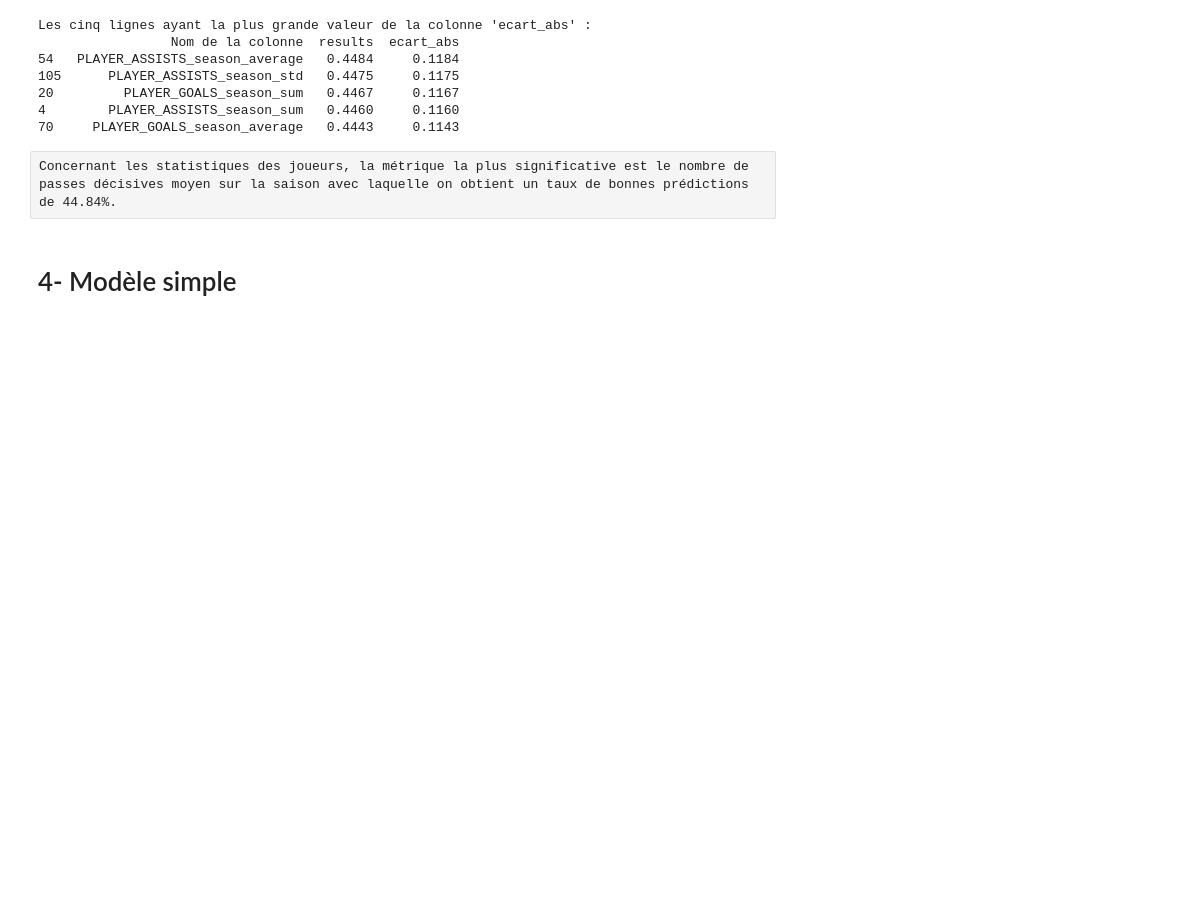
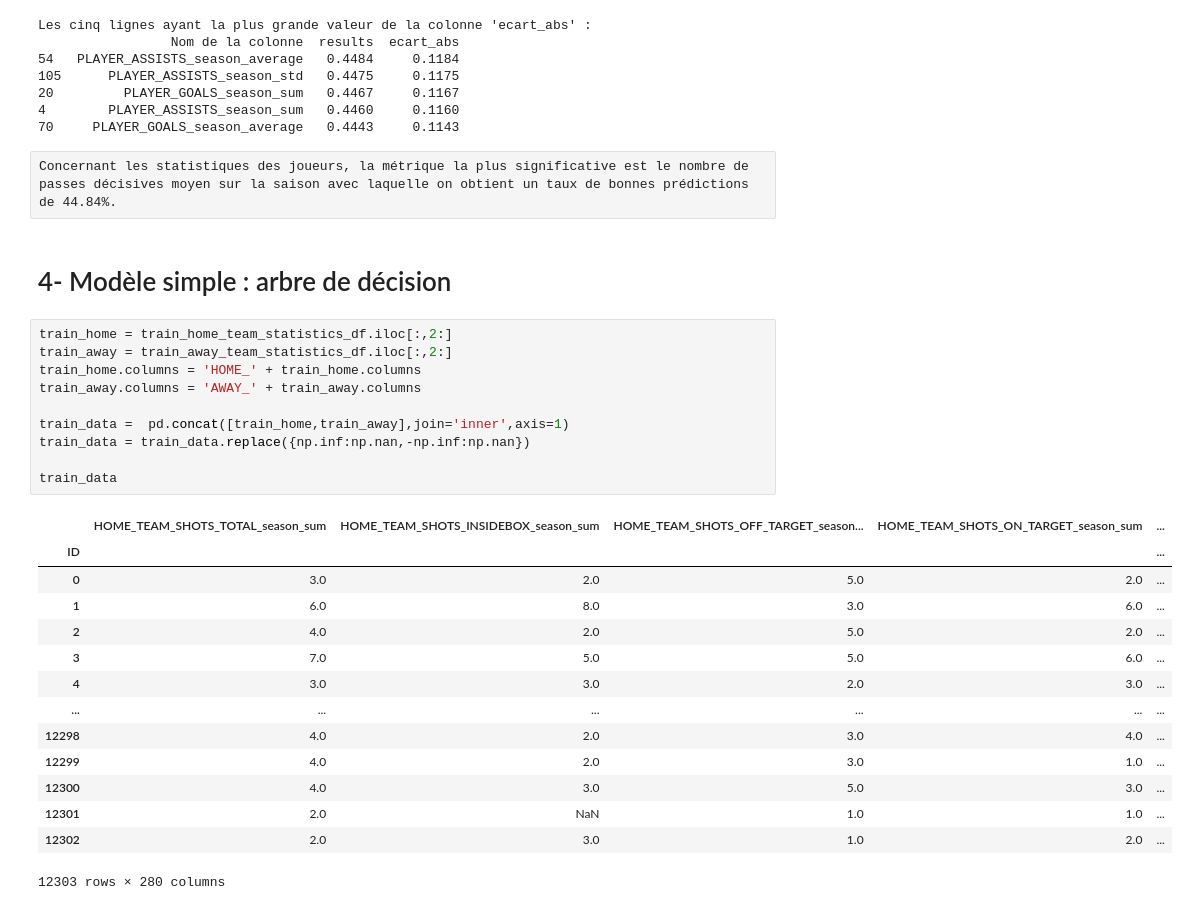
Before and after one commit to FabienCastellini6/ML_project, a Jupyter notebook: notebook.ipynb, the cells around one changed output. Cells and saved outputs as stored; diff of their text form; blank space fills up the shorter version.

```diff
--- a/notebook.ipynb
+++ b/notebook.ipynb
@@ -256,4 +259,29 @@ Les cinq lignes ayant la plus grande valeur de la colonne 'ecart_abs' :
 # %% [raw]
 Concernant les statistiques des joueurs, la métrique la plus significative est le nombre de passes décisives moyen sur la saison avec laquelle on obtient un taux de bonnes prédictions de 44.84%.
 # %% [markdown]
-# 4- Modèle simple
+# 4- Modèle simple : arbre de décision
+# %%
+train_home = train_home_team_statistics_df.iloc[:,2:]
+train_away = train_away_team_statistics_df.iloc[:,2:]
+train_home.columns = 'HOME_' + train_home.columns
+train_away.columns = 'AWAY_' + train_away.columns
+
+train_data =  pd.concat([train_home,train_away],join='inner',axis=1)
+train_data = train_data.replace({np.inf:np.nan,-np.inf:np.nan})
+
+train_data
+# %% [output]
+|  | HOME_TEAM_SHOTS_TOTAL_season_sum | HOME_TEAM_SHOTS_INSIDEBOX_season_sum | HOME_TEAM_SHOTS_OFF_TARGET_season... | HOME_TEAM_SHOTS_ON_TARGET_season_sum | ... |
+| ID |  |  |  |  | ... |
+| 0 | 3.0 | 2.0 | 5.0 | 2.0 | ... |
+| 1 | 6.0 | 8.0 | 3.0 | 6.0 | ... |
+| 2 | 4.0 | 2.0 | 5.0 | 2.0 | ... |
+| 3 | 7.0 | 5.0 | 5.0 | 6.0 | ... |
+| 4 | 3.0 | 3.0 | 2.0 | 3.0 | ... |
+| ... | ... | ... | ... | ... | ... |
+| 12298 | 4.0 | 2.0 | 3.0 | 4.0 | ... |
+| 12299 | 4.0 | 2.0 | 3.0 | 1.0 | ... |
+| 12300 | 4.0 | 3.0 | 5.0 | 3.0 | ... |
+| 12301 | 2.0 | NaN | 1.0 | 1.0 | ... |
+| 12302 | 2.0 | 3.0 | 1.0 | 2.0 | ... |
+12303 rows × 280 columns
```
Also changed, not shown: parts of 6 cells of this notebook.
